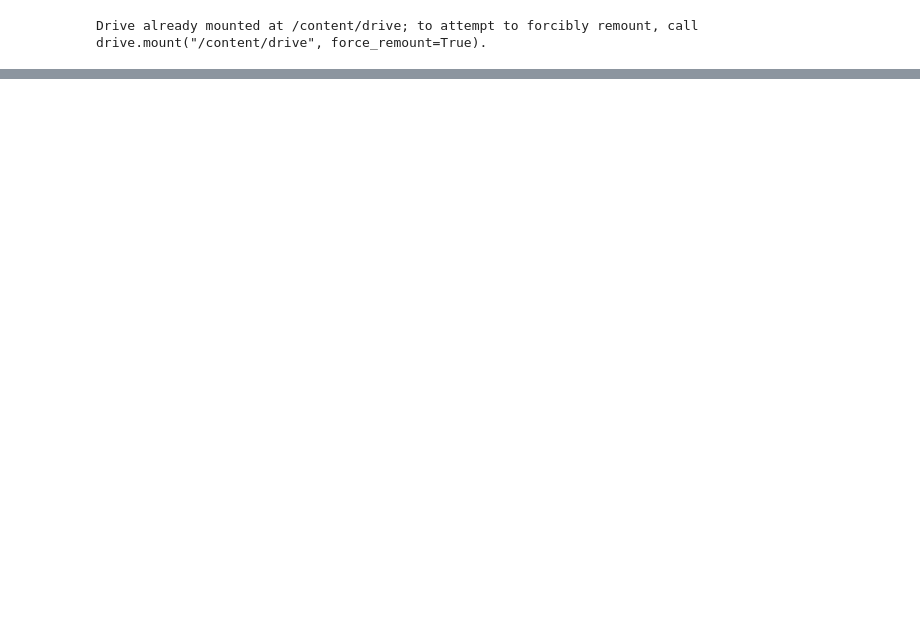
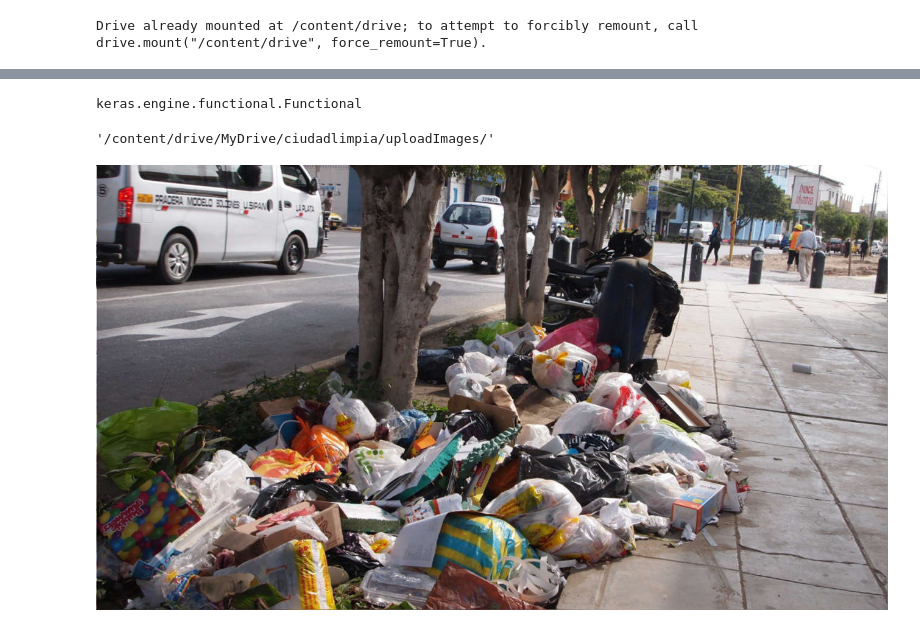
Before and after one commit to cvillarr123/appinventorGoogle, a Jupyter notebook: notebooks/pruebaflask.ipynb, the cells around one changed output, grey strips where cells are left out. Cells and saved outputs as stored; diff of their text form; code cells hidden in the pictures; blank space fills up the shorter version.

```diff
--- a/notebooks/pruebaflask.ipynb
+++ b/notebooks/pruebaflask.ipynb
@@ -25,0 +52,3 @@ path='/content/drive/My Drive/uploadImage/'
+# %%
+path_img='/content/drive/MyDrive/ciudadlimpia/uploadImages/'
+path_model='/content/drive/MyDrive/ciudadlimpia/model/my_model2.h5'
@@ -25,0 +58,16 @@ path='/content/drive/My Drive/uploadImage/'
+# %%
+type(model_complete4)
+# %% [output]
+keras.engine.functional.Functional
+# %%
+path_img
+# %% [output]
+'/content/drive/MyDrive/ciudadlimpia/uploadImages/'
+# %%
+imagenaclasificar=path_img + "image20220120120931.jpg"
+# %%
+imagenOriginal=keras.preprocessing.image.load_img(imagenaclasificar)
+# %%
+imagenOriginal
+# %% [output]
+[figure, added]
```
Also changed, not shown: parts of 23 cells of this notebook.
